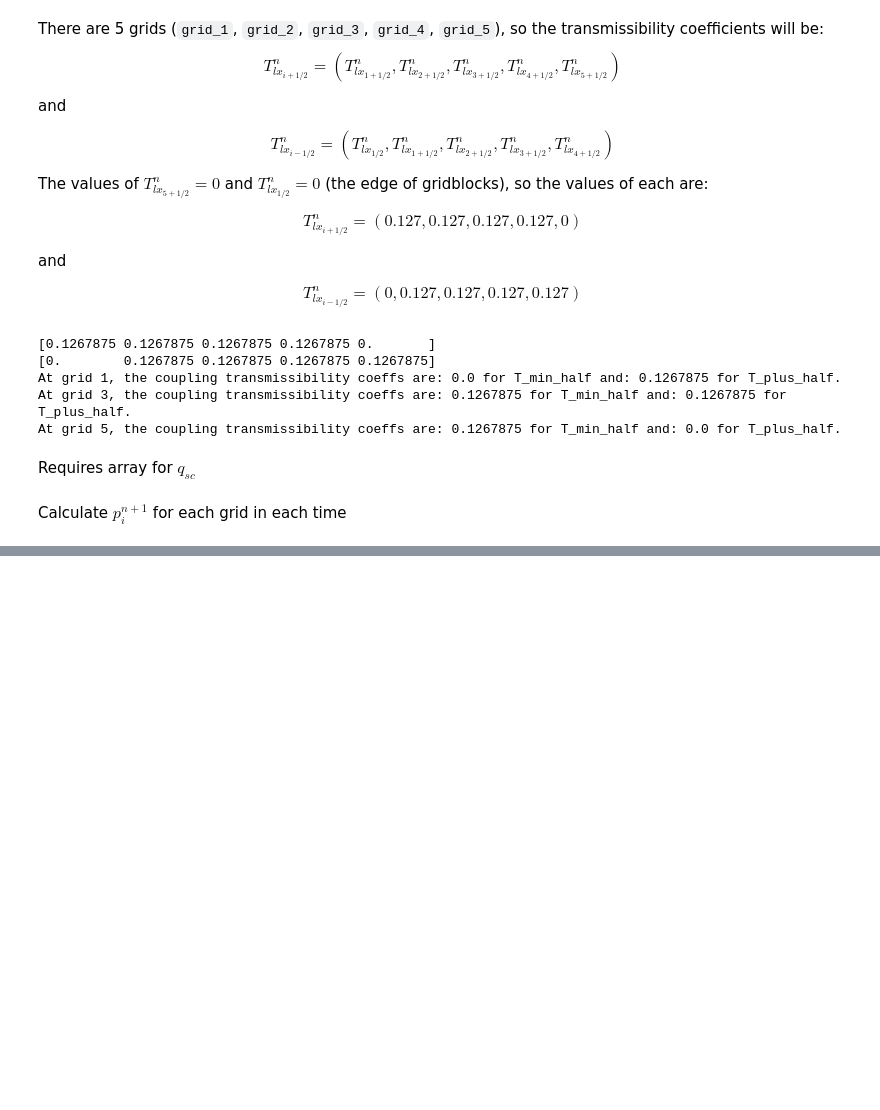
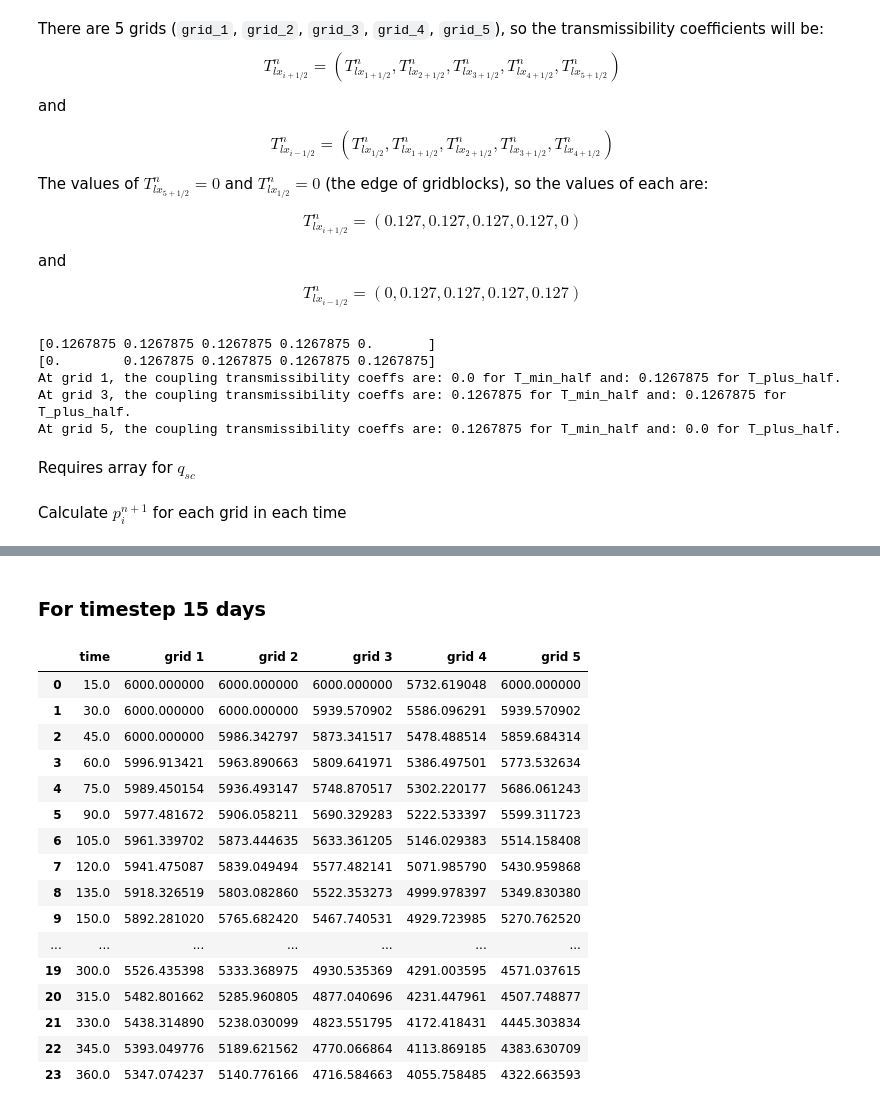
Before and after one commit to yohanesnuwara/reservoir-engineering, a Jupyter notebook: Reservoir Simulation Ertekin/Unit 5 Finite-Difference Approximation to Linear-Flow Equations/fd1d_linearflow.ipynb, the cells around one changed output, grey strips where cells are left out. Drawn from its saved outputs; the diff is of its cells as text; code cells hidden in the pictures; blank space fills up the shorter version.

```diff
--- a/Reservoir Simulation Ertekin/Unit 5 Finite-Difference Approximation to Linear-Flow Equations/fd1d_linearflow.ipynb
+++ b/Reservoir Simulation Ertekin/Unit 5 Finite-Difference Approximation to Linear-Flow Equations/fd1d_linearflow.ipynb
@@ -163,0 +159,63 @@ df
+# %% [markdown]
+### For timestep 15 days
+# %%
+delta_t = 15 # days
+
+# calculate factor
+Vb = delta_x * delta_y * delta_z
+alpha = 5.615 # volume conversion factor, is a constant
+factor = (alpha * B * delta_t) / (Vb * poro * c)
+
+pi = np.full(ngrid, 6000) # array of pressure in each grid [6000, 6000, 6000, 6000, 6000]
+time = np.arange(15, 370, delta_t)
+
+pi_arr = []
+min_arr = []
+plus_arr = []
+
+for j in range(len(time)):
+  pnew_arr = []
+
+  minus = pi[0]
+  plus = pi[-1]
+  minus_arr = []
+  plusus_arr = []
+  for i, obj in enumerate(pi):
+    if i > 0:
+      minus = pi[i-1]
+    if i < (len(pi) - 1):
+      plus = pi[i+1]
+
+    pnew = pi[i] + (factor * ((Ti_plus_halves[i] * plus) - ((Ti_plus_halves[i] + Ti_min_halves[i]) * pi[i]) + (Ti_min_halves[i] * minus))) + (factor * qsc[i])
+    pnew_arr.append(float(pnew))
+
+    minus_arr.append(float(minus))
+    plusus_arr.append(float(plus))
+
+  pi = pnew_arr
+
+  min_arr.append(minus_arr)
+  plus_arr.append(plusus_arr)
+  pi_arr.append(pi)
+
+df = pd.DataFrame.from_records(pi_arr)
+df = pd.DataFrame(pd.np.column_stack([time, df]), columns=['time', 'grid 1', 'grid 2', 'grid 3', 'grid 4', 'grid 5'])
+df
+# %% [output]
+|  | time | grid 1 | grid 2 | grid 3 | grid 4 | grid 5 |
+| 0 | 15.0 | 6000.000000 | 6000.000000 | 6000.000000 | 5732.619048 | 6000.000000 |
+| 1 | 30.0 | 6000.000000 | 6000.000000 | 5939.570902 | 5586.096291 | 5939.570902 |
+| 2 | 45.0 | 6000.000000 | 5986.342797 | 5873.341517 | 5478.488514 | 5859.684314 |
+| 3 | 60.0 | 5996.913421 | 5963.890663 | 5809.641971 | 5386.497501 | 5773.532634 |
+| 4 | 75.0 | 5989.450154 | 5936.493147 | 5748.870517 | 5302.220177 | 5686.061243 |
+| 5 | 90.0 | 5977.481672 | 5906.058211 | 5690.329283 | 5222.533397 | 5599.311723 |
+| 6 | 105.0 | 5961.339702 | 5873.444635 | 5633.361205 | 5146.029383 | 5514.158408 |
+| 7 | 120.0 | 5941.475087 | 5839.049494 | 5577.482141 | 5071.985790 | 5430.959868 |
+| 8 | 135.0 | 5918.326519 | 5803.082860 | 5522.353273 | 4999.978397 | 5349.830380 |
+| 9 | 150.0 | 5892.281020 | 5765.682420 | 5467.740531 | 4929.723985 | 5270.762520 |
+| ... | ... | ... | ... | ... | ... | ... |
+| 19 | 300.0 | 5526.435398 | 5333.368975 | 4930.535369 | 4291.003595 | 4571.037615 |
+| 20 | 315.0 | 5482.801662 | 5285.960805 | 4877.040696 | 4231.447961 | 4507.748877 |
+| 21 | 330.0 | 5438.314890 | 5238.030099 | 4823.551795 | 4172.418431 | 4445.303834 |
+| 22 | 345.0 | 5393.049776 | 5189.621562 | 4770.066864 | 4113.869185 | 4383.630709 |
+| 23 | 360.0 | 5347.074237 | 5140.776166 | 4716.584663 | 4055.758485 | 4322.663593 |
```
Also changed, not shown: parts of 16 cells of this notebook.
